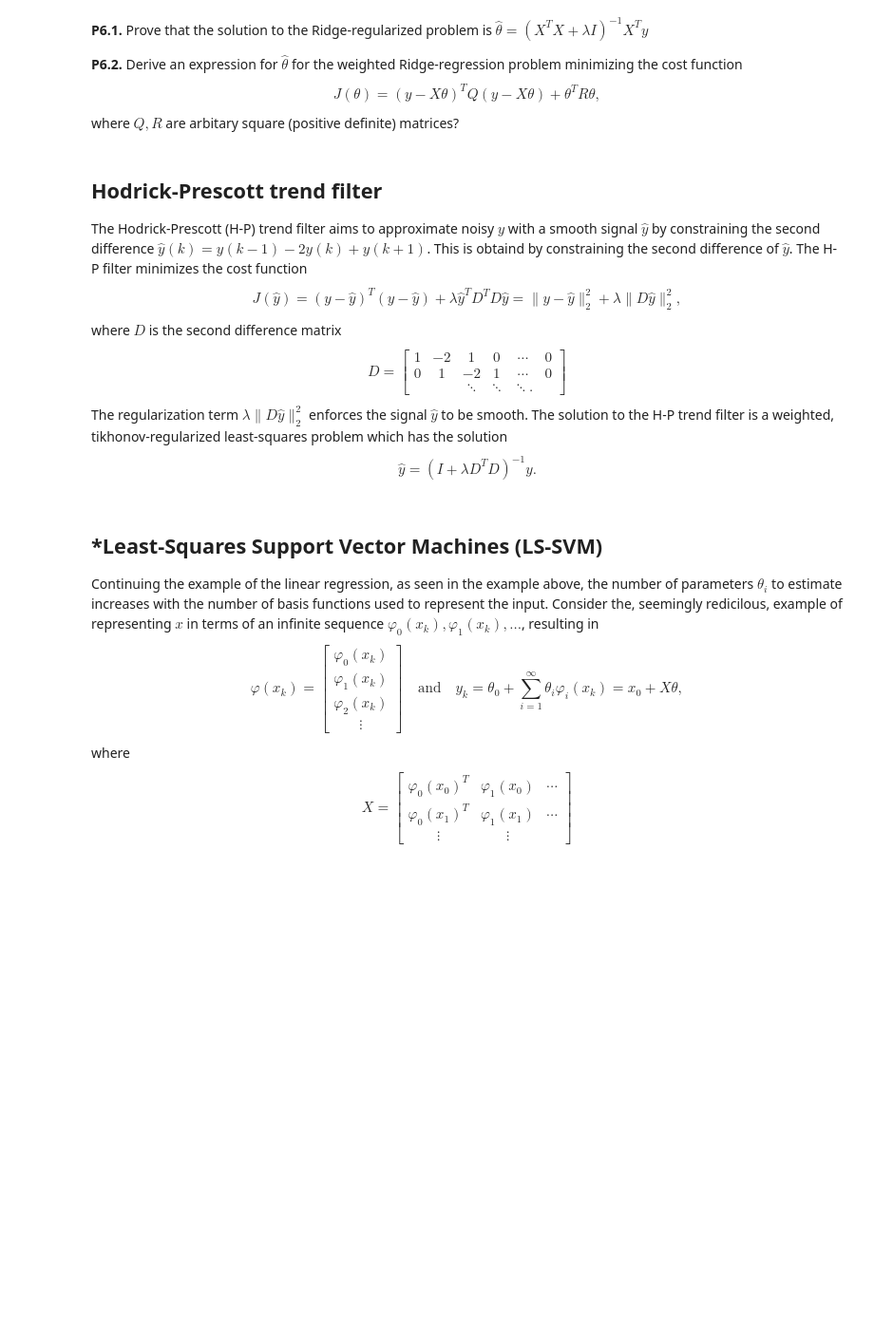
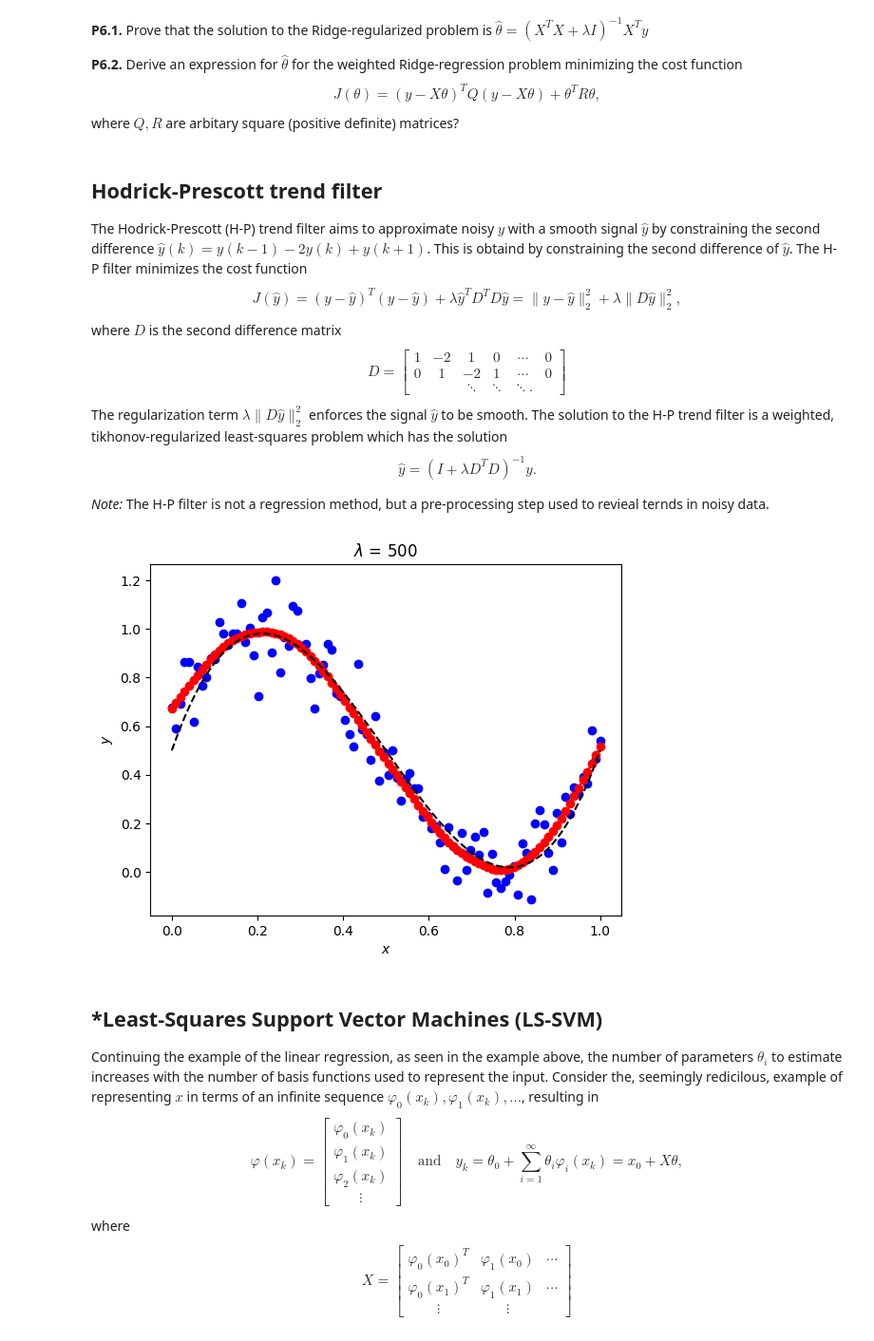
Before and after one commit to Novia-RDI-Seafaring/learning-material, a Jupyter notebook: notebooks/linalg.ipynb, the cells around one changed output. Shown: that part at 95% size. Saved outputs shown, nothing was run; the diff lists cells and outputs as text; code cells hidden in the pictures; blank space fills up the shorter version.

Commit message:
H-P filter example

```diff
--- a/notebooks/linalg.ipynb
+++ b/notebooks/linalg.ipynb
@@ -497,6 +497,48 @@ The regularization term $\lambda\|D\hat{y}\|_2^2$ enforces the signal $\hat{y}$
 \begin{equation}
 \hat{y} = (I + \lambda D^T D)^{-1}y.
 \end{equation}
+
+*Note:* The H-P filter is not a regression method, but a pre-processing step used to revieal ternds in noisy data.
+# %%
+# create data
+N = 100 #number of data points
+x = np.linspace(0,1,num=N)
+np.random.seed(0)
+v = np.random.normal(0,0.1,N) #measurement noise
+y = theta_true[3]*np.power(x,3) + theta_true[2]*np.power(x,2) + theta_true[1]*x + theta_true[0] + v
+
+# -----------------------------------------------
+LAMBDA = 500
+# -----------------------------------------------
+
+def diff_diff_mat(N):
+    D = np.diag(np.ones(N), k=0) - 2*np.diag(np.ones(N-1), k=1) + np.diag(np.ones(N-2), k=2)
+    D = D[:-2]
+    return D
+
+def hpfilter(y,lam):
+    '''Hodrick-Prescott (H-P) trend filtering approzximates a signal y with a smooth signal y_hat
+    by constraining the second difference.'''
+    N = y.size
+    D = diff_diff_mat(N)
+    yhat = np.linalg.inv(np.eye(N) + lam*D.T@D)@y
+    return yhat
+
+# -----------------------------------------------
+# H-P filter
+y_hat = hpfilter(y,LAMBDA)
+
+# -----------------------------------------------
+# Plot results
+plt.scatter(x,y,color='blue')
+plt.plot(x,y_hat,'o--',color='red')
+plt.plot(x_hat,y_true,'k--')
+plt.xlabel('$x$')
+plt.ylabel('$y$')
+plt.title('$\lambda$ = '+str(LAMBDA))
+plt.show()
+# %% [output]
+[figure, added]
 # %% [markdown]
 ## *Least-Squares Support Vector Machines (LS-SVM)
 Continuing the example of the linear regression, as seen in the example above, the number of parameters $\theta_i$ to estimate increases with the number of basis functions used to represent the input. Consider the, seemingly redicilous, example of representing $x$ in terms of an infinite sequence $\varphi_0(x_k),\varphi_1(x_k),...$, resulting in
```
Also changed, not shown: parts of 1 cell of this notebook.
